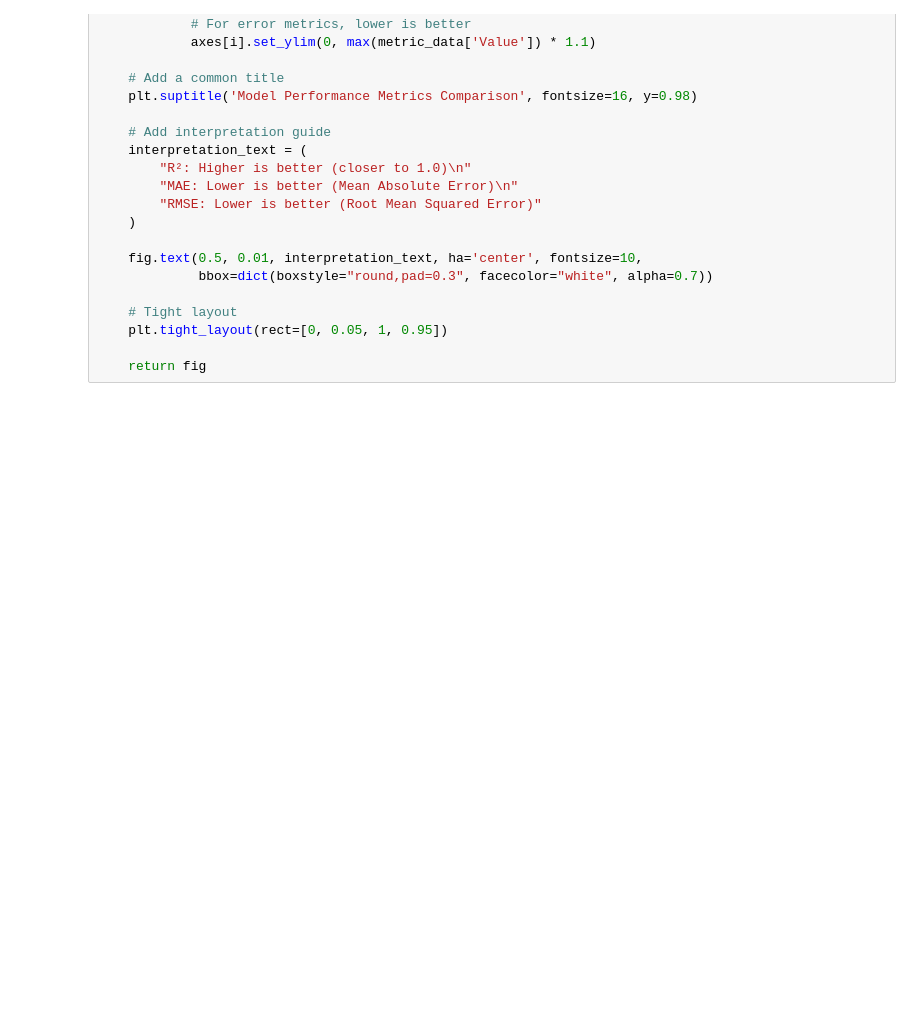
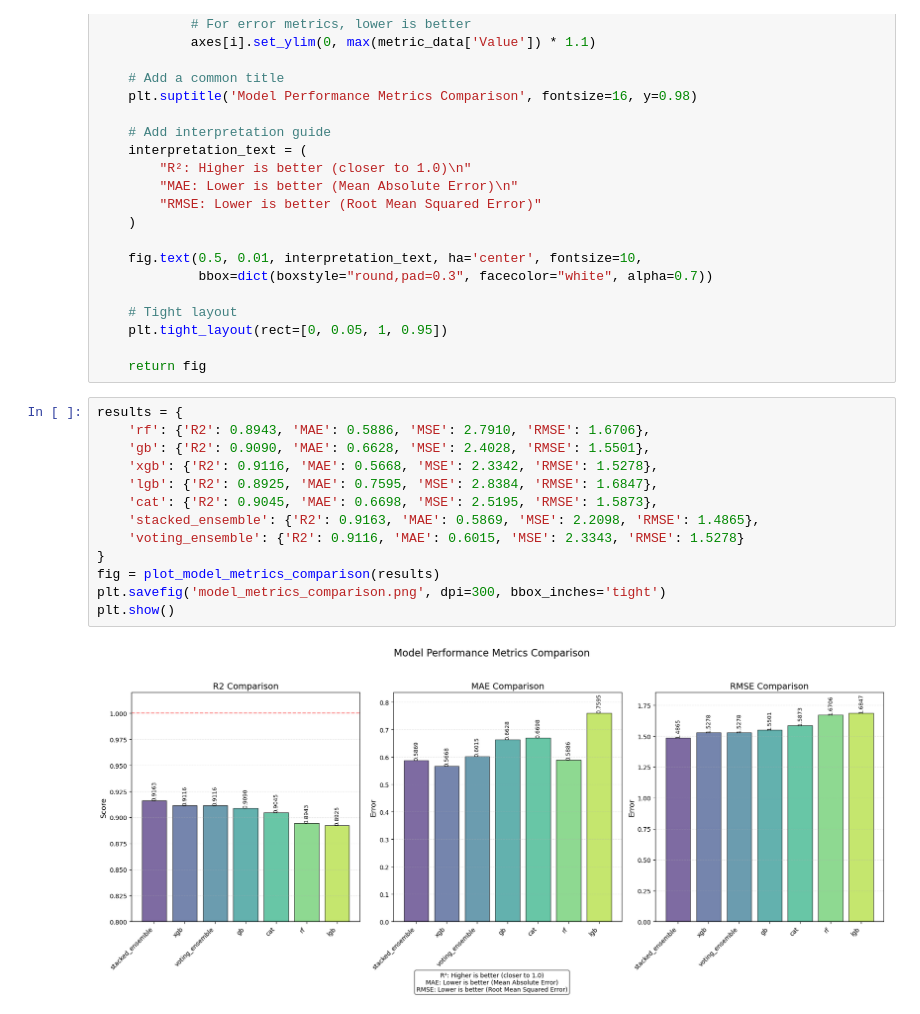
Before and after one commit to vzb-business-transformation/model_enhancement, a Jupyter notebook: load_model_test.ipynb, the cells around one changed output. Drawn from its saved outputs; the diff is of its cells as text; blank space fills up the shorter version.

Commit message:
stacked model error

```diff
--- a/load_model_test.ipynb
+++ b/load_model_test.ipynb
@@ -497,3 +510,18 @@ def plot_model_metrics_comparison(results):
     plt.tight_layout(rect=[0, 0.05, 1, 0.95])
 
     return fig
+# %%
+results = {
+    'rf': {'R2': 0.8943, 'MAE': 0.5886, 'MSE': 2.7910, 'RMSE': 1.6706},
+    'gb': {'R2': 0.9090, 'MAE': 0.6628, 'MSE': 2.4028, 'RMSE': 1.5501},
+    'xgb': {'R2': 0.9116, 'MAE': 0.5668, 'MSE': 2.3342, 'RMSE': 1.5278},
+    'lgb': {'R2': 0.8925, 'MAE': 0.7595, 'MSE': 2.8384, 'RMSE': 1.6847},
+    'cat': {'R2': 0.9045, 'MAE': 0.6698, 'MSE': 2.5195, 'RMSE': 1.5873},
+    'stacked_ensemble': {'R2': 0.9163, 'MAE': 0.5869, 'MSE': 2.2098, 'RMSE': 1.4865},
+    'voting_ensemble': {'R2': 0.9116, 'MAE': 0.6015, 'MSE': 2.3343, 'RMSE': 1.5278}
+}
+fig = plot_model_metrics_comparison(results)
+plt.savefig('model_metrics_comparison.png', dpi=300, bbox_inches='tight')
+plt.show()
+# %% [output]
+[figure, added]
```
Also changed, not shown: parts of 6 cells of this notebook, 1 other file.
